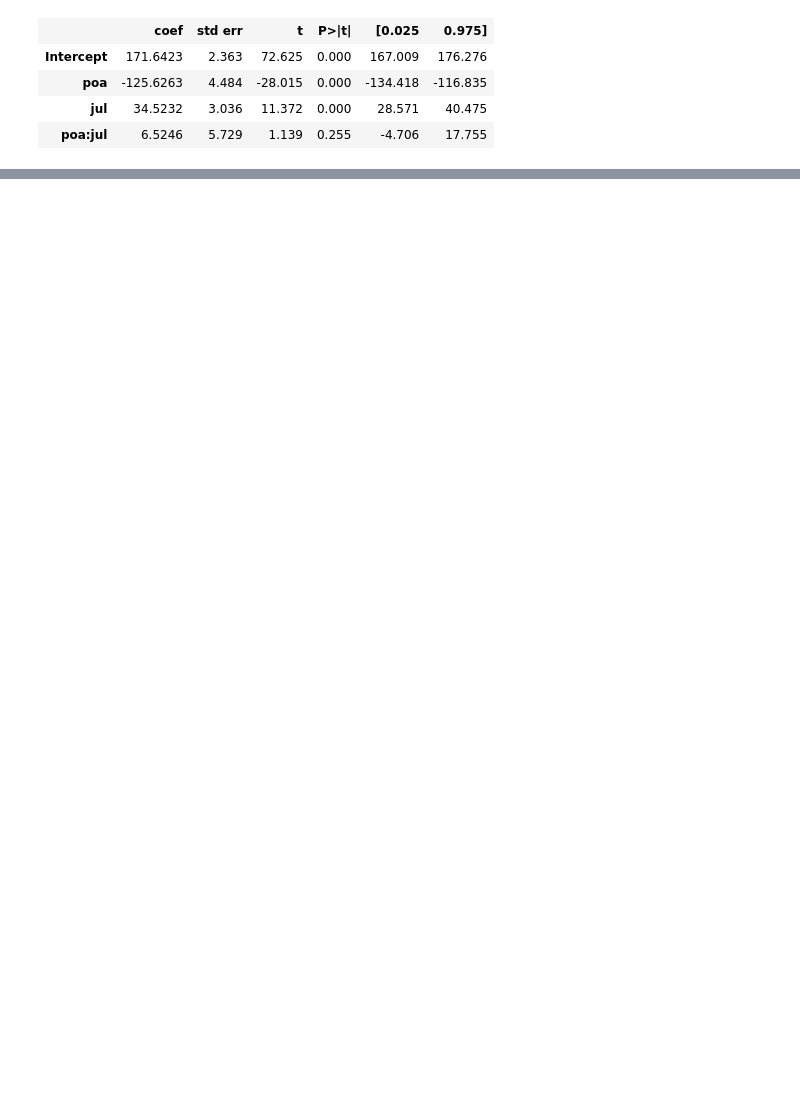
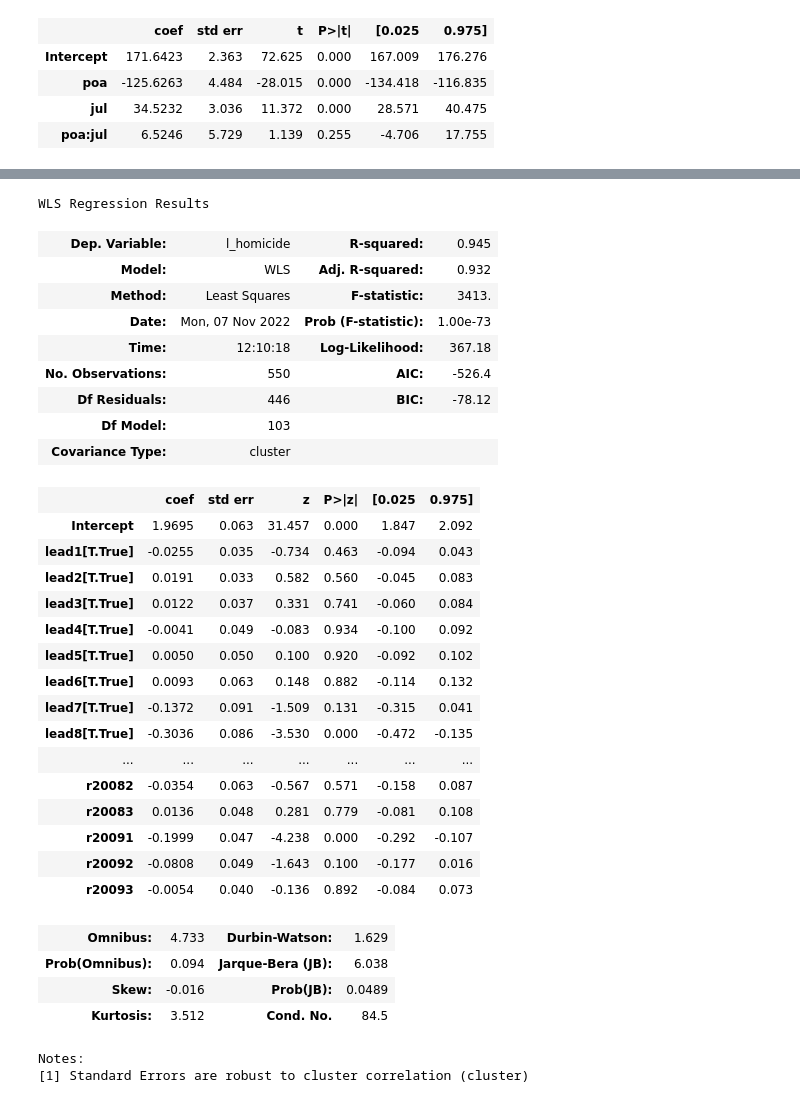
Before and after one commit to alexanderquispe/1REI05, a Jupyter notebook: tutorials/tutorial11/tutorial11.ipynb, the cells around one changed output, grey strips where cells are left out. Saved outputs shown, nothing was run; the diff lists cells and outputs as text; code cells hidden in the pictures; blank space fills up the shorter version.

```diff
--- a/tutorials/tutorial11/tutorial11.ipynb
+++ b/tutorials/tutorial11/tutorial11.ipynb
@@ -135,0 +179,59 @@ smf.ols('deposits ~ poa*jul', data=b_impact).fit().summary().tables[1]
+# %%
+castle = pd.read_stata("https://raw.github.com/scunning1975/mixtape/master/castle.dta")
+
+castle['time_til'] = castle['year'] - castle['treatment_date'] #cutoff
+
+castle['lead1'] = castle['time_til'] == -1
+castle['lead2'] = castle['time_til'] == -2
+castle['lead3'] = castle['time_til'] == -3
+castle['lead4'] = castle['time_til'] == -4
+castle['lead5'] = castle['time_til'] == -5
+castle['lead6'] = castle['time_til'] == -6
+castle['lead7'] = castle['time_til'] == -7
+castle['lead8'] = castle['time_til'] == -8
+castle['lead9'] = castle['time_til'] == -9
+castle['lag0'] = castle['time_til'] == 0
+castle['lag1'] = castle['time_til'] == 1
+castle['lag2'] = castle['time_til'] == 2
+castle['lag3'] = castle['time_til'] == 3
+castle['lag4'] = castle['time_til'] == 4
+castle['lag5'] = castle['time_til'] == 5
+
+formula = "l_homicide ~ r20001 + r20002 + r20003 + r20011 + r20012 + r20013 + r20021 + r20022 + r20023 + r20031 + r20032 + r20033 + r20041 + r20042 + r20043 + r20051 + r20052 + r20053 + r20061 + r20062 + r20063 + r20071 + r20072 + r20073 + r20081 + r20082 + r20083 + r20091 + r20092 + r20093 + lead1 + lead2 + lead3 + lead4 + lead5 + lead6 + lead7 + lead8 + lead9 + lag1 + lag2 + lag3 + lag4 + lag5 + C(year) + C(state)"
+
+event_study_formula = smf.wls(formula,
+            data = castle, weights = castle['popwt']).fit(cov_type='cluster', cov_kwds={'groups':castle['sid']})
+event_study_formula.summary()
+# %% [output]
+WLS Regression Results
+| Dep. Variable: | l_homicide | R-squared: | 0.945 |
+| Model: | WLS | Adj. R-squared: | 0.932 |
+| Method: | Least Squares | F-statistic: | 3413. |
+| Date: | Mon, 07 Nov 2022 | Prob (F-statistic): | 1.00e-73 |
+| Time: | 12:10:18 | Log-Likelihood: | 367.18 |
+| No. Observations: | 550 | AIC: | -526.4 |
+| Df Residuals: | 446 | BIC: | -78.12 |
+| Df Model: | 103 |  |  |
+| Covariance Type: | cluster |  |  |
+|  | coef | std err | z | P>|z| | [0.025 | 0.975] |
+| Intercept | 1.9695 | 0.063 | 31.457 | 0.000 | 1.847 | 2.092 |
+| lead1[T.True] | -0.0255 | 0.035 | -0.734 | 0.463 | -0.094 | 0.043 |
+| lead2[T.True] | 0.0191 | 0.033 | 0.582 | 0.560 | -0.045 | 0.083 |
+| lead3[T.True] | 0.0122 | 0.037 | 0.331 | 0.741 | -0.060 | 0.084 |
+| lead4[T.True] | -0.0041 | 0.049 | -0.083 | 0.934 | -0.100 | 0.092 |
+| lead5[T.True] | 0.0050 | 0.050 | 0.100 | 0.920 | -0.092 | 0.102 |
+| lead6[T.True] | 0.0093 | 0.063 | 0.148 | 0.882 | -0.114 | 0.132 |
+| lead7[T.True] | -0.1372 | 0.091 | -1.509 | 0.131 | -0.315 | 0.041 |
+| lead8[T.True] | -0.3036 | 0.086 | -3.530 | 0.000 | -0.472 | -0.135 |
+| ... | ... | ... | ... | ... | ... | ... |
+| r20082 | -0.0354 | 0.063 | -0.567 | 0.571 | -0.158 | 0.087 |
+| r20083 | 0.0136 | 0.048 | 0.281 | 0.779 | -0.081 | 0.108 |
+| r20091 | -0.1999 | 0.047 | -4.238 | 0.000 | -0.292 | -0.107 |
+| r20092 | -0.0808 | 0.049 | -1.643 | 0.100 | -0.177 | 0.016 |
+| r20093 | -0.0054 | 0.040 | -0.136 | 0.892 | -0.084 | 0.073 |
+| Omnibus: | 4.733 | Durbin-Watson: | 1.629 |
+| Prob(Omnibus): | 0.094 | Jarque-Bera (JB): | 6.038 |
+| Skew: | -0.016 | Prob(JB): | 0.0489 |
+| Kurtosis: | 3.512 | Cond. No. | 84.5 |
+Notes:
+[1] Standard Errors are robust to cluster correlation (cluster)
```
Also changed, not shown: parts of 10 cells of this notebook.
